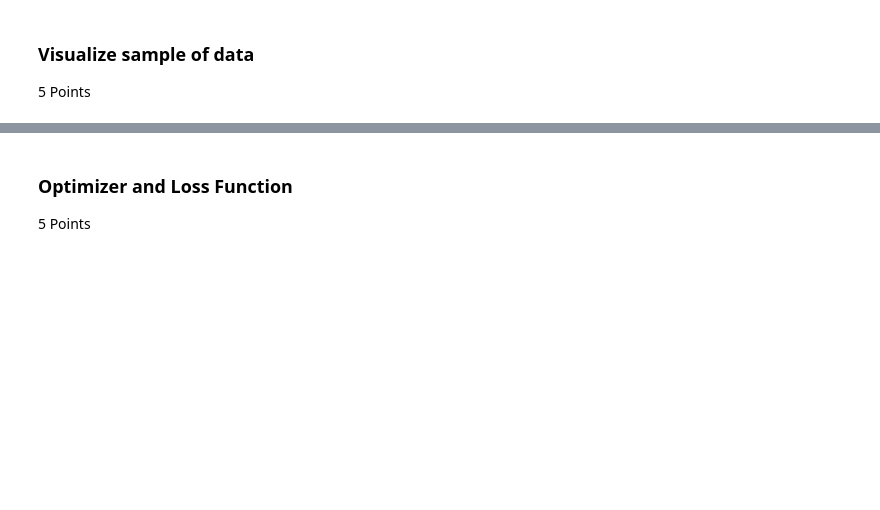
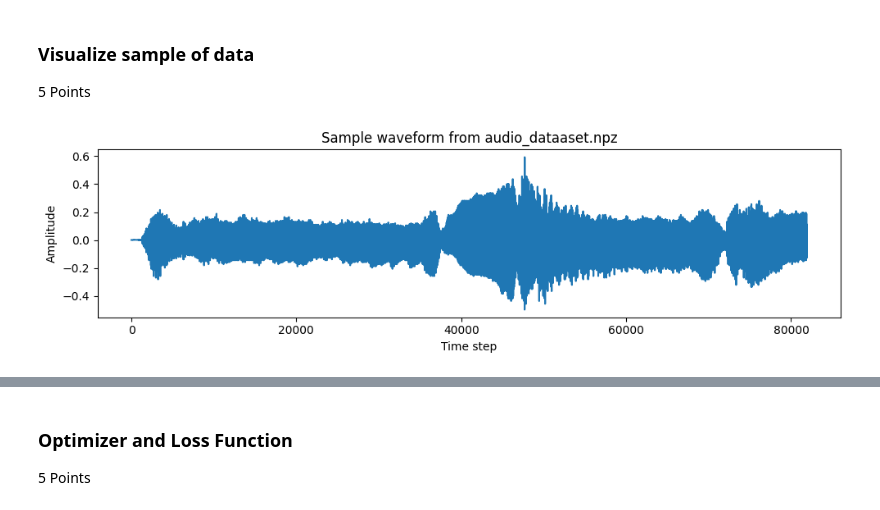
Before and after one commit to ParsaGhezelbash/Deep-Generative-Models, a Jupyter notebook: HW/HW 1/hw_01_generative.ipynb, the cells around one changed output, grey strips where cells are left out. Cells and saved outputs as stored; diff of their text form; code cells hidden in the pictures; blank space fills up the shorter version.

Commit message:
Kaggle Notebook | hw_01_generative | Version 2

```diff
--- a/HW/HW 1/hw_01_generative.ipynb
+++ b/HW/HW 1/hw_01_generative.ipynb
@@ -743,26 +658,28 @@ def data_generation(data, fr, seq_len_segment, mu, device=device):
 # %%
 import numpy as np
 import matplotlib.pyplot as plt
 
 from IPython.display import Audio
 # import soundfile as sf
 
 # Load first stored array; adjust key if needed
-arr = np.load("audio_dataset.npz", mmap_mode="r")
+arr = np.load("/kaggle/input/audio-dataset/audio_dataset.npz", mmap_mode="r")
 signal = arr["arr_0"][30000:30000+20*4096]  # take a short window
 
 # If already quantized ints, invert mu-law for plotting
 mu = 255
 if np.issubdtype(signal.dtype, np.integer):
     y = 2.0 * signal.astype(np.float32) / mu - 1.0
     signal = np.sign(y) * (np.expm1(np.abs(y) * np.log1p(mu)) / mu)
 
 plt.figure(figsize=(10, 3))
 plt.plot(signal)
 plt.title("Sample waveform from audio_dataaset.npz")
 plt.xlabel("Time step")
 plt.ylabel("Amplitude")
 plt.tight_layout()
 plt.show()
 
 Audio(signal, rate=16000)
+# %% [output]
+[figure, added]
```
Also changed, not shown: parts of 15 cells of this notebook.
